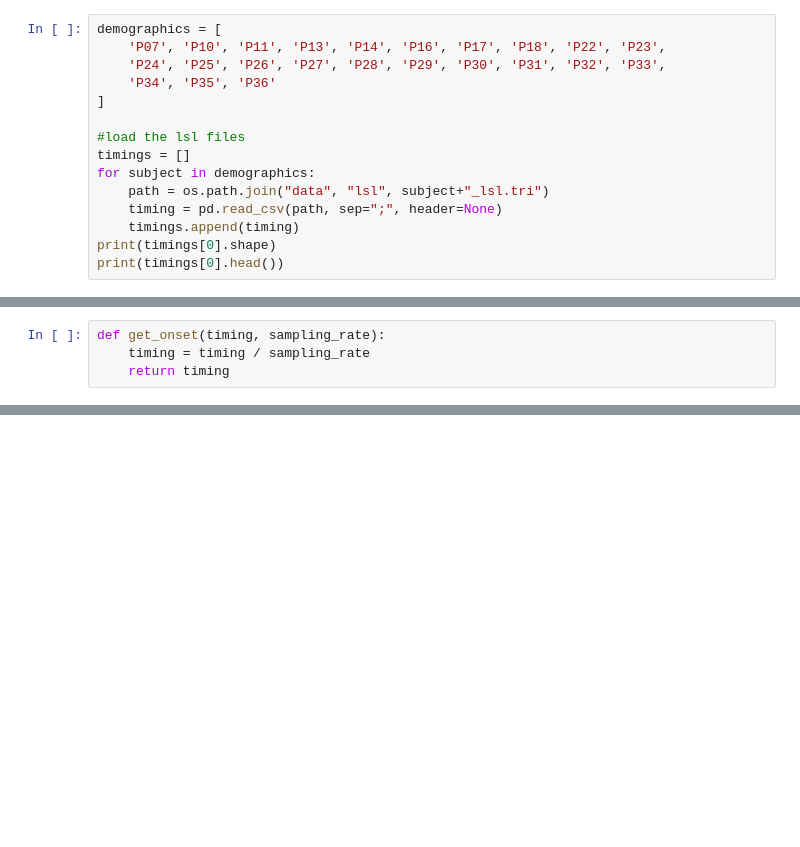
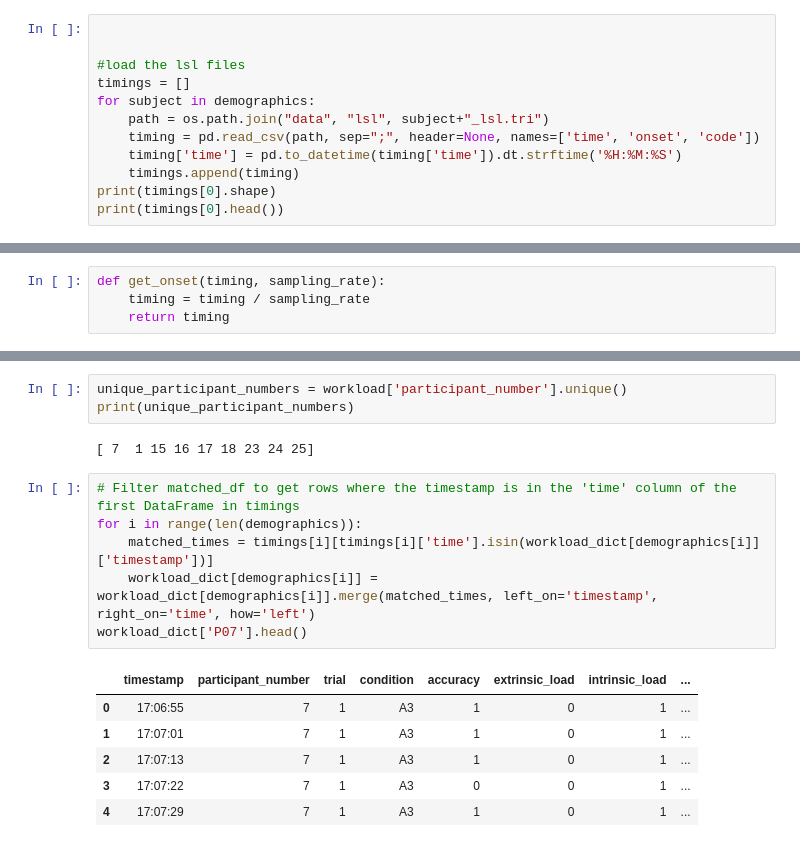
Before and after one commit to aarnol/workload-classification, a Jupyter notebook: model.ipynb, the cells around one changed output, grey strips where cells are left out. Saved outputs shown, nothing was run; the diff lists cells and outputs as text; blank space fills up the shorter version.

```diff
--- a/model.ipynb
+++ b/model.ipynb
@@ -28,15 +32,12 @@ len(data)
 # %%
-demographics = [
-    'P07', 'P10', 'P11', 'P13', 'P14', 'P16', 'P17', 'P18', 'P22', 'P23',
-    'P24', 'P25', 'P26', 'P27', 'P28', 'P29', 'P30', 'P31', 'P32', 'P33',
-    'P34', 'P35', 'P36'
-]
+
 
 #load the lsl files
 timings = []
 for subject in demographics:
     path = os.path.join("data", "lsl", subject+"_lsl.tri")
-    timing = pd.read_csv(path, sep=";", header=None)
+    timing = pd.read_csv(path, sep=";", header=None, names=['time', 'onset', 'code'])
+    timing['time'] = pd.to_datetime(timing['time']).dt.strftime('%H:%M:%S')
     timings.append(timing)
 print(timings[0].shape)
 print(timings[0].head())
@@ -113,0 +110,18 @@ ValueError: All arrays must be of the same length
+# %%
+unique_participant_numbers = workload['participant_number'].unique()
+print(unique_participant_numbers)
+# %% [output]
+[ 7  1 15 16 17 18 23 24 25]
+# %%
+# Filter matched_df to get rows where the timestamp is in the 'time' column of the first DataFrame in timings
+for i in range(len(demographics)):
+    matched_times = timings[i][timings[i]['time'].isin(workload_dict[demographics[i]]['timestamp'])]
+    workload_dict[demographics[i]] = workload_dict[demographics[i]].merge(matched_times, left_on='timestamp', right_on='time', how='left')
+workload_dict['P07'].head()
+# %% [output]
+|  | timestamp | participant_number | trial | condition | accuracy | extrinsic_load | intrinsic_load | ... |
+| 0 | 17:06:55 | 7 | 1 | A3 | 1 | 0 | 1 | ... |
+| 1 | 17:07:01 | 7 | 1 | A3 | 1 | 0 | 1 | ... |
+| 2 | 17:07:13 | 7 | 1 | A3 | 1 | 0 | 1 | ... |
+| 3 | 17:07:22 | 7 | 1 | A3 | 0 | 0 | 1 | ... |
+| 4 | 17:07:29 | 7 | 1 | A3 | 1 | 0 | 1 | ... |
```
Also changed, not shown: parts of 12 cells of this notebook, 1 other file.
